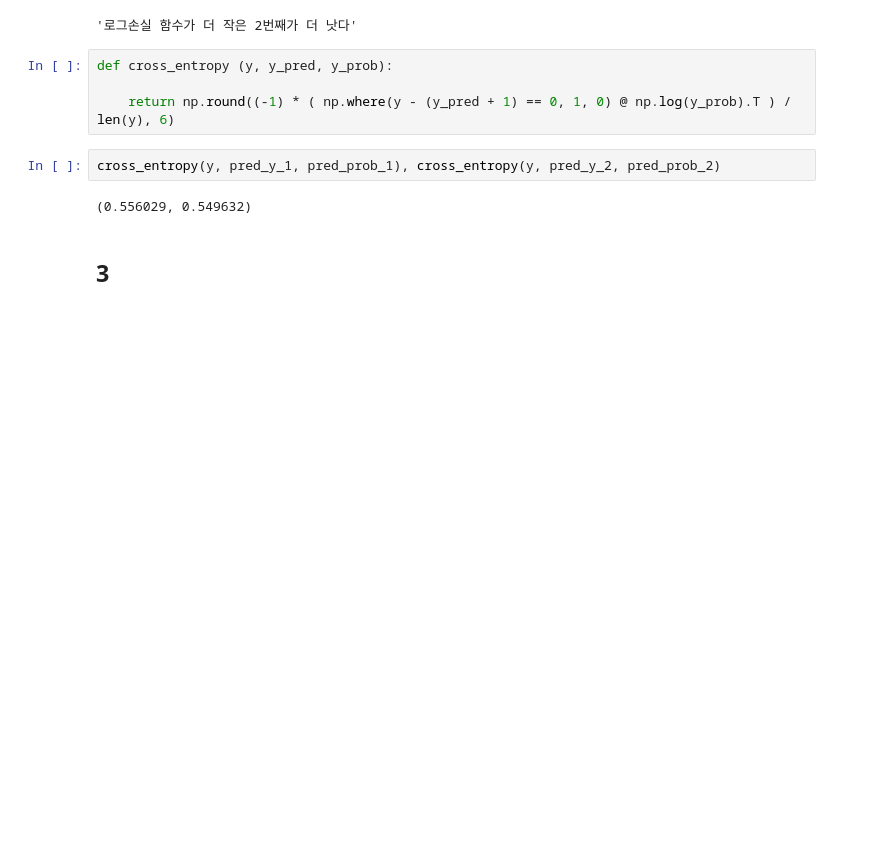
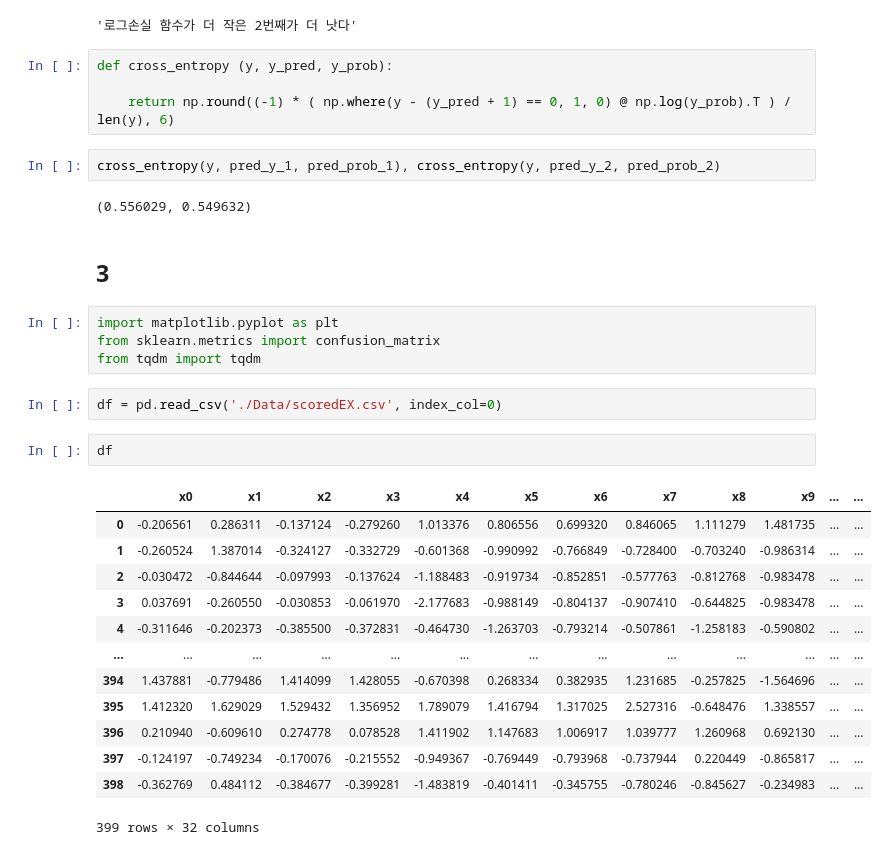
Before and after one commit to MalrangQuant/Machine-Learning-Financial-Engineering, a Jupyter notebook: 과제2 - 20223888 이선우.ipynb, the cells around one changed output. Drawn from its saved outputs; the diff is of its cells as text; blank space fills up the shorter version.

```diff
--- a/과제2 - 20223888 이선우.ipynb
+++ b/과제2 - 20223888 이선우.ipynb
@@ -154,3 +154,25 @@ cross_entropy(y, pred_y_1, pred_prob_1), cross_entropy(y, pred_y_2, pred_prob_2)
 (0.556029, 0.549632)
 # %% [markdown]
 ## 3
+# %%
+import matplotlib.pyplot as plt
+from sklearn.metrics import confusion_matrix
+from tqdm import tqdm
+# %%
+df = pd.read_csv('./Data/scoredEX.csv', index_col=0)
+# %%
+df
+# %% [output]
+|  | x0 | x1 | x2 | x3 | x4 | x5 | x6 | x7 | x8 | x9 | ... | ... |
+| 0 | -0.206561 | 0.286311 | -0.137124 | -0.279260 | 1.013376 | 0.806556 | 0.699320 | 0.846065 | 1.111279 | 1.481735 | ... | ... |
+| 1 | -0.260524 | 1.387014 | -0.324127 | -0.332729 | -0.601368 | -0.990992 | -0.766849 | -0.728400 | -0.703240 | -0.986314 | ... | ... |
+| 2 | -0.030472 | -0.844644 | -0.097993 | -0.137624 | -1.188483 | -0.919734 | -0.852851 | -0.577763 | -0.812768 | -0.983478 | ... | ... |
+| 3 | 0.037691 | -0.260550 | -0.030853 | -0.061970 | -2.177683 | -0.988149 | -0.804137 | -0.907410 | -0.644825 | -0.983478 | ... | ... |
+| 4 | -0.311646 | -0.202373 | -0.385500 | -0.372831 | -0.464730 | -1.263703 | -0.793214 | -0.507861 | -1.258183 | -0.590802 | ... | ... |
+| ... | ... | ... | ... | ... | ... | ... | ... | ... | ... | ... | ... | ... |
+| 394 | 1.437881 | -0.779486 | 1.414099 | 1.428055 | -0.670398 | 0.268334 | 0.382935 | 1.231685 | -0.257825 | -1.564696 | ... | ... |
+| 395 | 1.412320 | 1.629029 | 1.529432 | 1.356952 | 1.789079 | 1.416794 | 1.317025 | 2.527316 | -0.648476 | 1.338557 | ... | ... |
+| 396 | 0.210940 | -0.609610 | 0.274778 | 0.078528 | 1.411902 | 1.147683 | 1.006917 | 1.039777 | 1.260968 | 0.692130 | ... | ... |
+| 397 | -0.124197 | -0.749234 | -0.170076 | -0.215552 | -0.949367 | -0.769449 | -0.793968 | -0.737944 | 0.220449 | -0.865817 | ... | ... |
+| 398 | -0.362769 | 0.484112 | -0.384677 | -0.399281 | -1.483819 | -0.401411 | -0.345755 | -0.780246 | -0.845627 | -0.234983 | ... | ... |
+399 rows × 32 columns
```
Also changed, not shown: parts of 10 cells of this notebook.
